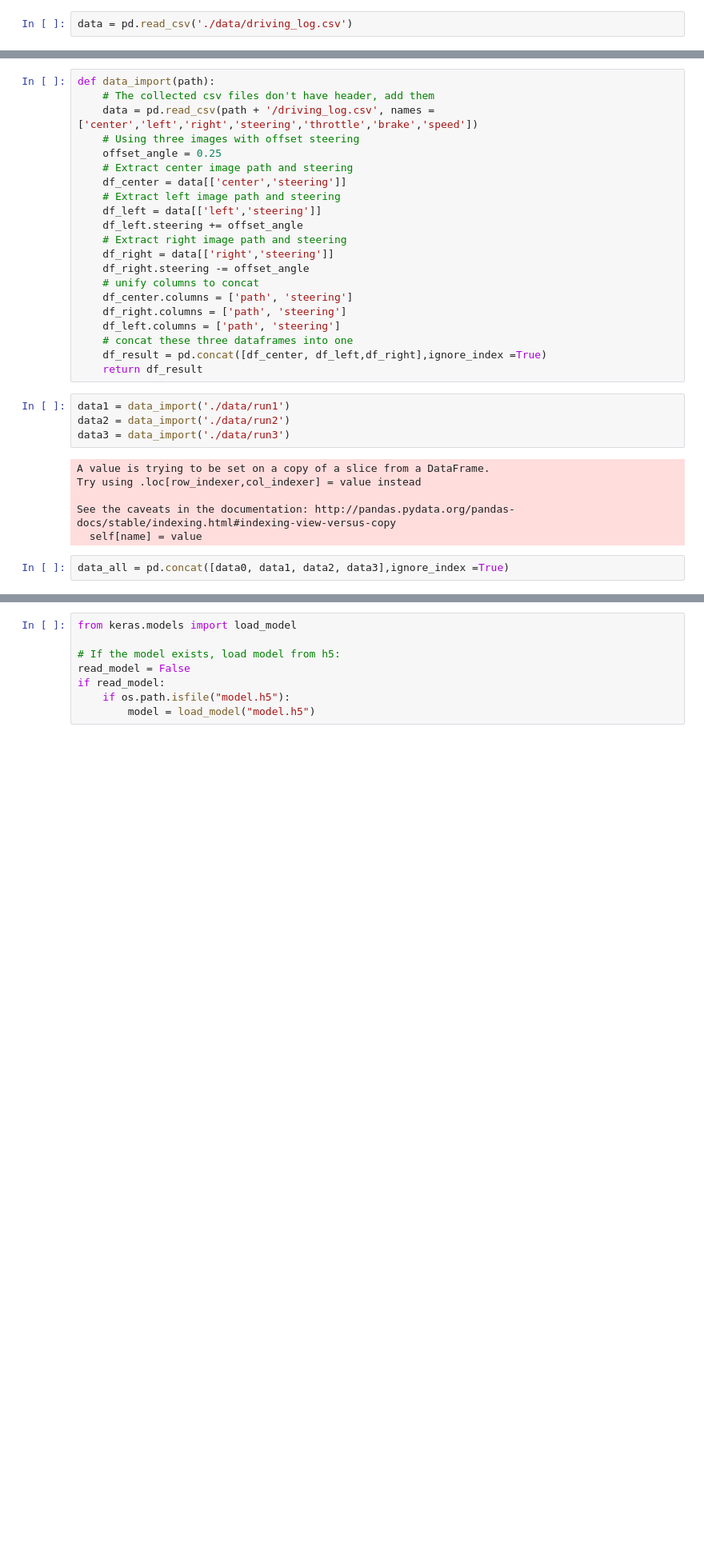
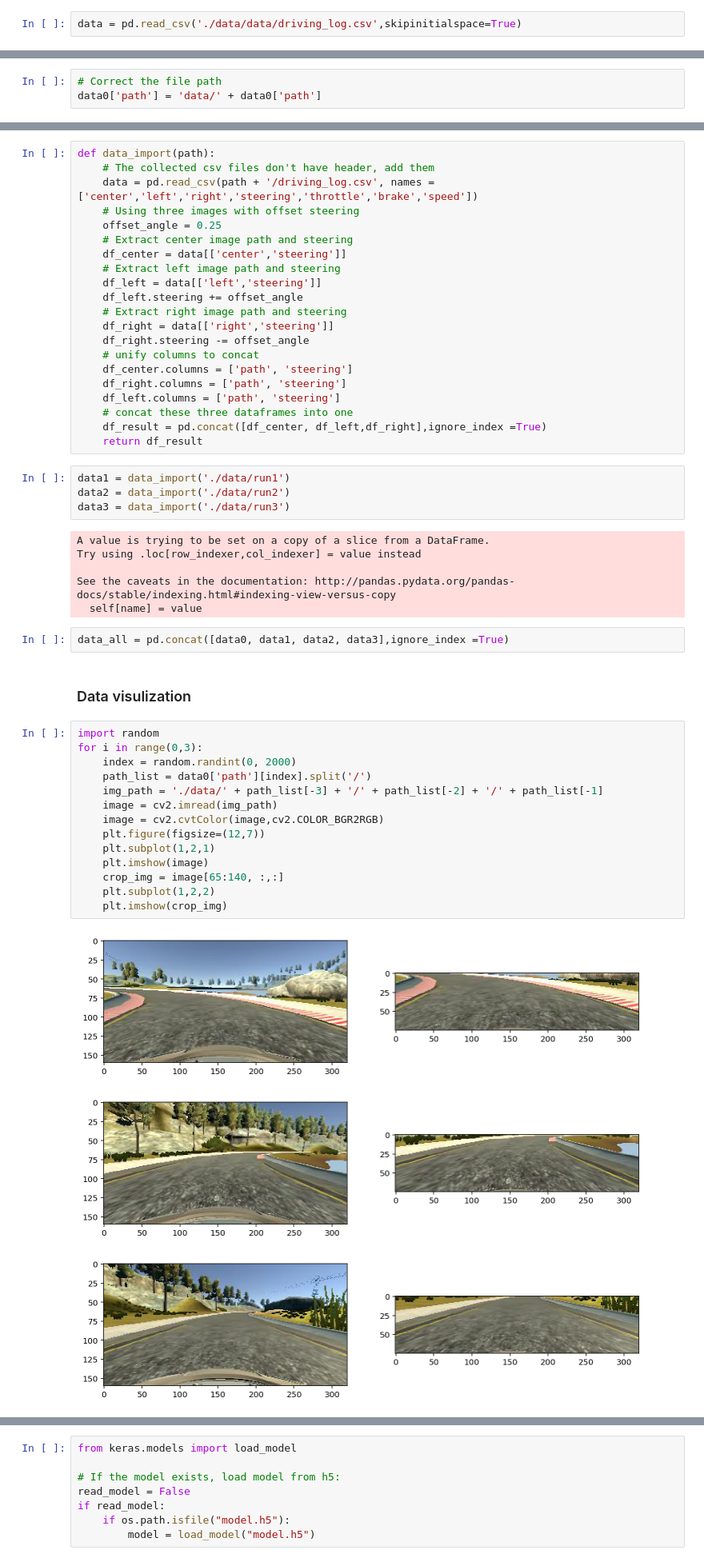
Before and after one commit to gwwang16/CarND-Behavioral-Cloning-P3, a Jupyter notebook: model.ipynb, the cells around one changed output, grey strips where cells are left out. Shown at 80% size. Drawn from its saved outputs; the diff is of its cells as text; blank space fills up the shorter version.

```diff
--- a/model.ipynb
+++ b/model.ipynb
@@ -9,7 +9,7 @@ import matplotlib.pyplot as plt
 ### Preprocess data
 Merge images from three angles, left, center and right.
 # %%
-data = pd.read_csv('./data/driving_log.csv')
+data = pd.read_csv('./data/data/driving_log.csv',skipinitialspace=True)
 # %%
 # Using three images with offset steering
 offset_angle = 0.25
@@ -35,6 +34,9 @@ df_right.columns = ['path', 'steering']
 df_left.columns = ['path', 'steering']
 # concat these three dataframes into one
 data0 = pd.concat([df_center, df_left,df_right],ignore_index =True)
+# %%
+# Correct the file path
+data0['path'] = 'data/' + data0['path']
 # %%
 data0.info()
 # %% [output]
@@ -80,3 +82,23 @@ See the caveats in the documentation: http://pandas.pydata.org/pandas-docs/stabl
   self[name] = value
 # %%
 data_all = pd.concat([data0, data1, data2, data3],ignore_index =True)
+# %% [markdown]
+### Data visulization
+# %%
+import random
+for i in range(0,3):
+    index = random.randint(0, 2000)
+    path_list = data0['path'][index].split('/')
+    img_path = './data/' + path_list[-3] + '/' + path_list[-2] + '/' + path_list[-1]
+    image = cv2.imread(img_path)
+    image = cv2.cvtColor(image,cv2.COLOR_BGR2RGB)
+    plt.figure(figsize=(12,7))
+    plt.subplot(1,2,1)
+    plt.imshow(image)
+    crop_img = image[65:140, :,:]
+    plt.subplot(1,2,2)
+    plt.imshow(crop_img)
+# %% [output]
+[figure, added]
+[figure, added]
+[figure, added]
```
Also changed, not shown: parts of 37 cells of this notebook.
